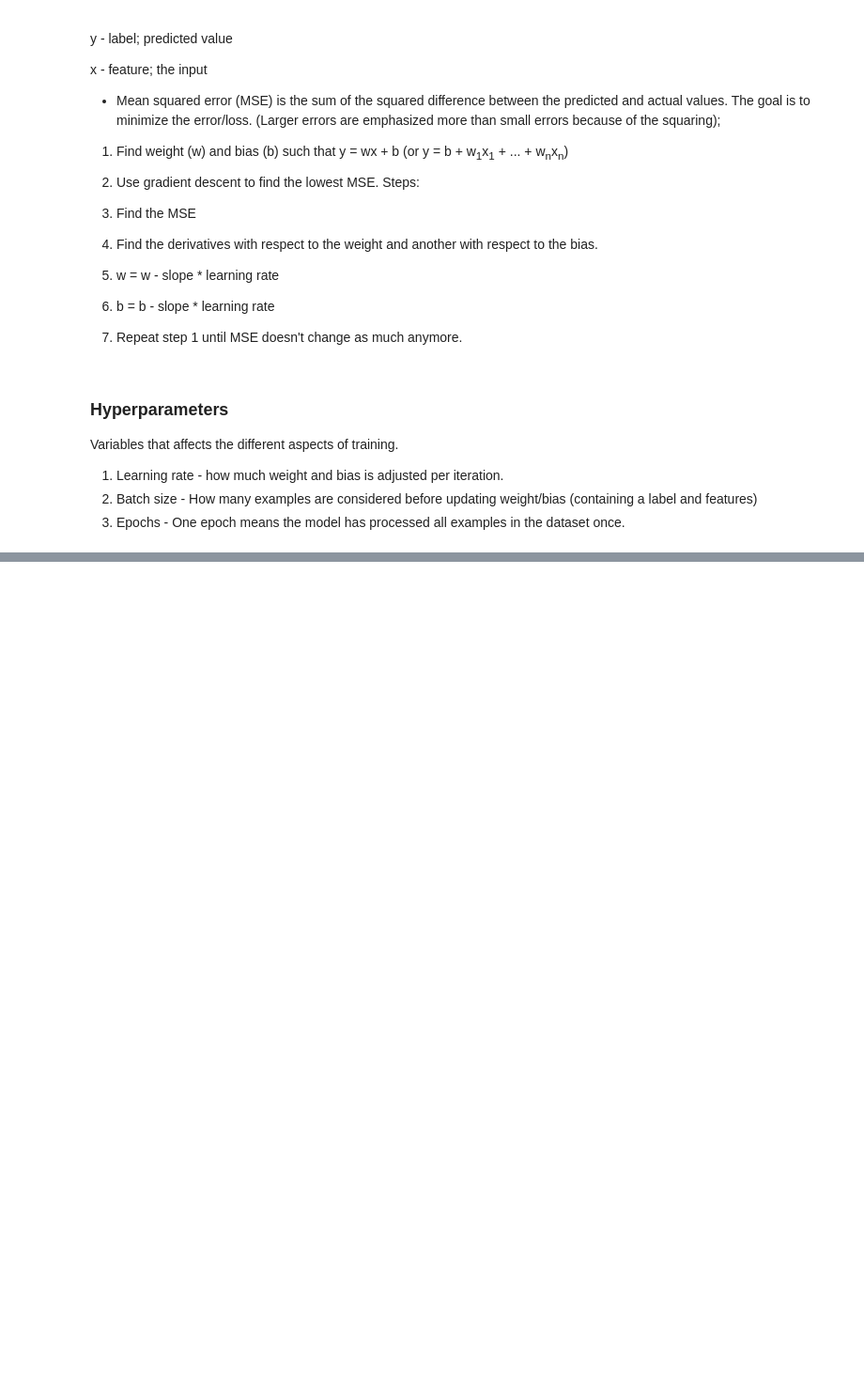
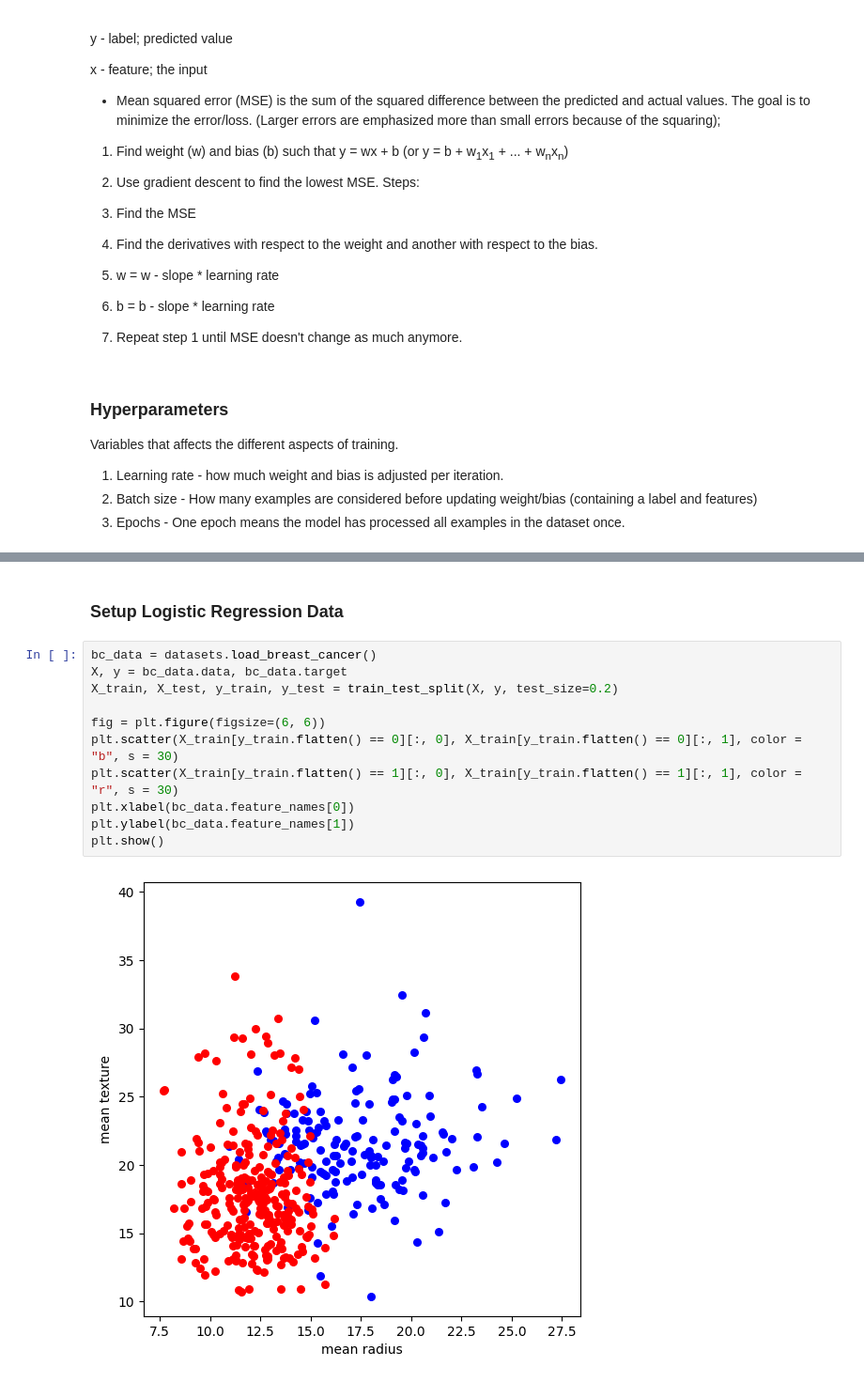
Before and after one commit to lewinl349/ML-Notebook-Email-Spam, a Jupyter notebook: Basic Algorithms/main.ipynb, the cells around one changed output, grey strips where cells are left out. Shown: that part at 94% size. Saved outputs shown, nothing was run; the diff lists cells and outputs as text; blank space fills up the shorter version.

Commit message:
Part 3: Logistic Regression

```diff
--- a/Basic Algorithms/main.ipynb
+++ b/Basic Algorithms/main.ipynb
@@ -109,0 +118,15 @@ Bias: 3.6616716520811328
+# %% [markdown]
+### Setup Logistic Regression Data
+# %%
+bc_data = datasets.load_breast_cancer()
+X, y = bc_data.data, bc_data.target
+X_train, X_test, y_train, y_test = train_test_split(X, y, test_size=0.2)
+
+fig = plt.figure(figsize=(6, 6))
+plt.scatter(X_train[y_train.flatten() == 0][:, 0], X_train[y_train.flatten() == 0][:, 1], color = "b", s = 30)
+plt.scatter(X_train[y_train.flatten() == 1][:, 0], X_train[y_train.flatten() == 1][:, 1], color = "r", s = 30)
+plt.xlabel(bc_data.feature_names[0])
+plt.ylabel(bc_data.feature_names[1])
+plt.show()
+# %% [output]
+[figure, added]
```
Also changed, not shown: parts of 6 cells of this notebook, 2 other files.
